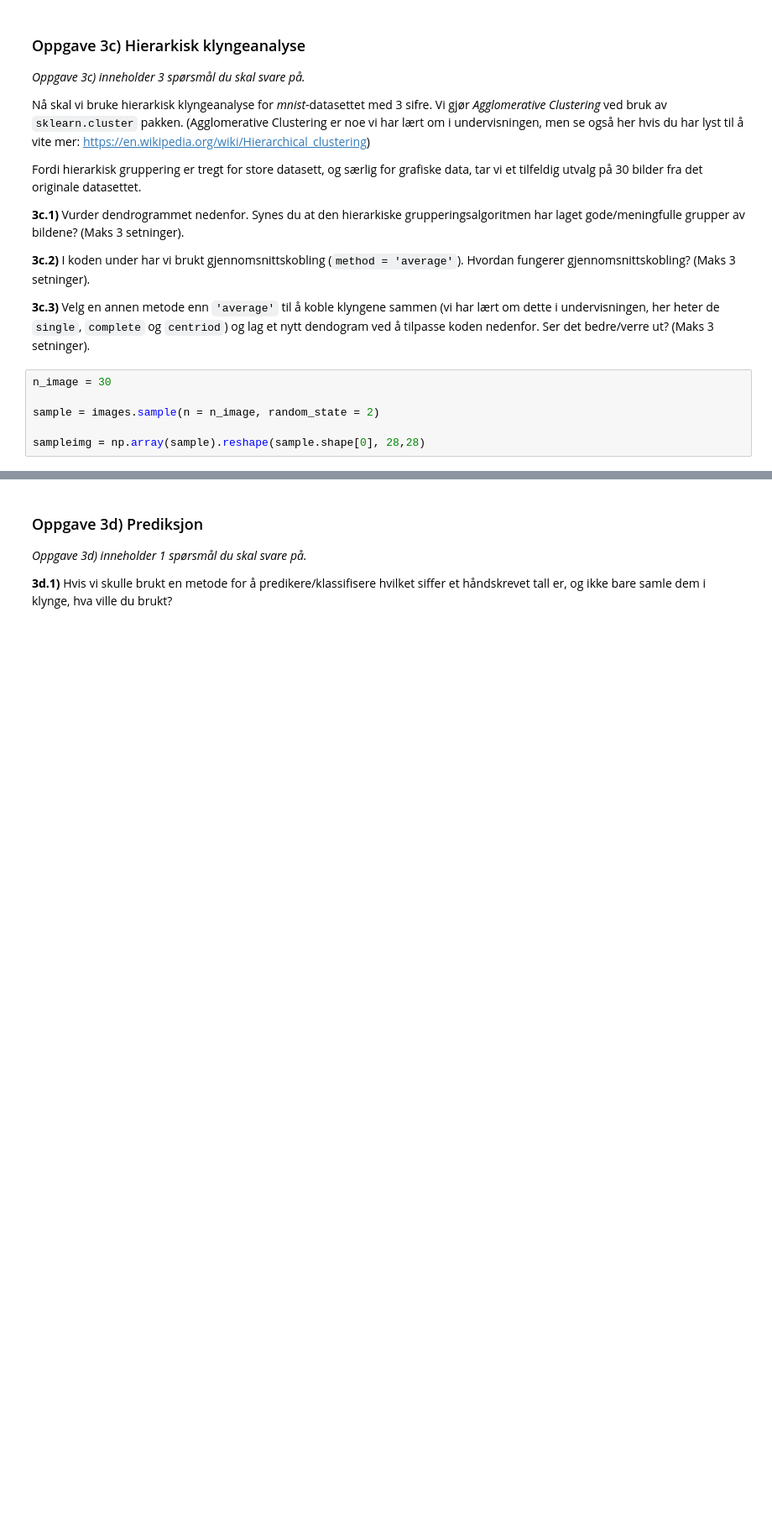
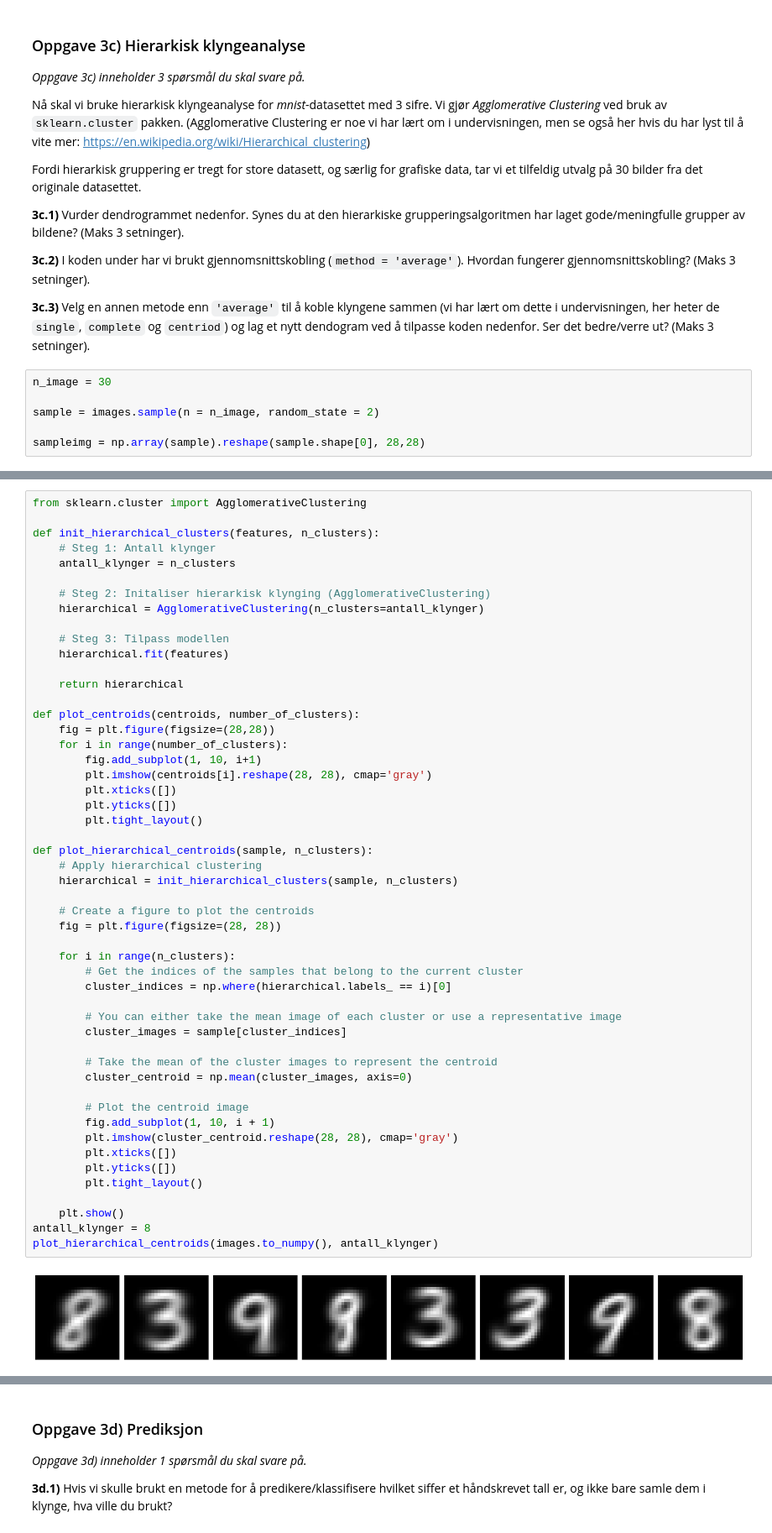
Before and after one commit to edvardbe/istt1003-30, a Jupyter notebook: oppg3.ipynb, the cells around one changed output, grey strips where cells are left out. Shown at 84% size. Cells and saved outputs as stored; diff of their text form; blank space fills up the shorter version.

```diff
--- a/oppg3.ipynb
+++ b/oppg3.ipynb
@@ -227,4 +307,57 @@ plt.show()
 # %% [output]
 [figure]
+# %%
+from sklearn.cluster import AgglomerativeClustering
+
+def init_hierarchical_clusters(features, n_clusters):
+    # Steg 1: Antall klynger
+    antall_klynger = n_clusters
+
+    # Steg 2: Initaliser hierarkisk klynging (AgglomerativeClustering)
+    hierarchical = AgglomerativeClustering(n_clusters=antall_klynger)
+
+    # Steg 3: Tilpass modellen
+    hierarchical.fit(features)
+
+    return hierarchical
+
+def plot_centroids(centroids, number_of_clusters):
+    fig = plt.figure(figsize=(28,28))
+    for i in range(number_of_clusters):
+        fig.add_subplot(1, 10, i+1)
+        plt.imshow(centroids[i].reshape(28, 28), cmap='gray')
+        plt.xticks([])
+        plt.yticks([])
+        plt.tight_layout()
+
+def plot_hierarchical_centroids(sample, n_clusters):
+    # Apply hierarchical clustering
+    hierarchical = init_hierarchical_clusters(sample, n_clusters)
+
+    # Create a figure to plot the centroids
+    fig = plt.figure(figsize=(28, 28))
+
+    for i in range(n_clusters):
+        # Get the indices of the samples that belong to the current cluster
+        cluster_indices = np.where(hierarchical.labels_ == i)[0]
+
+        # You can either take the mean image of each cluster or use a representative image
+        cluster_images = sample[cluster_indices]
+
+        # Take the mean of the cluster images to represent the centroid
+        cluster_centroid = np.mean(cluster_images, axis=0)
+
+        # Plot the centroid image
+        fig.add_subplot(1, 10, i + 1)
+        plt.imshow(cluster_centroid.reshape(28, 28), cmap='gray')
+        plt.xticks([])
+        plt.yticks([])
+        plt.tight_layout()
+
+    plt.show()
+antall_klynger = 8
+plot_hierarchical_centroids(images.to_numpy(), antall_klynger)
+# %% [output]
+[figure, added]
 # %%
 # her kan du lage et nytt dendrogram med ny 'method' (kopier koden over)
```
Also changed, not shown: parts of 6 cells of this notebook.
